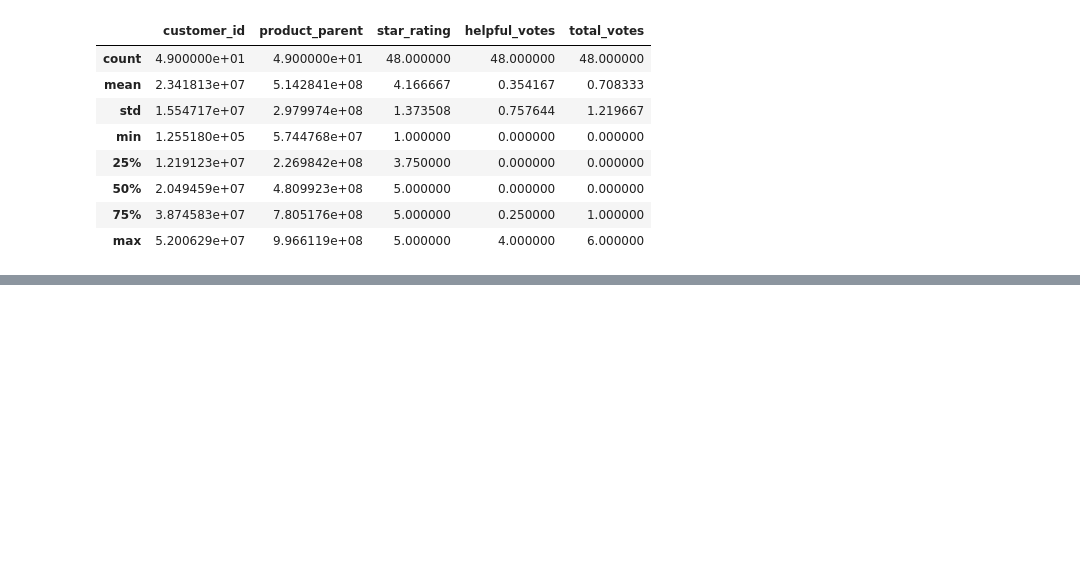
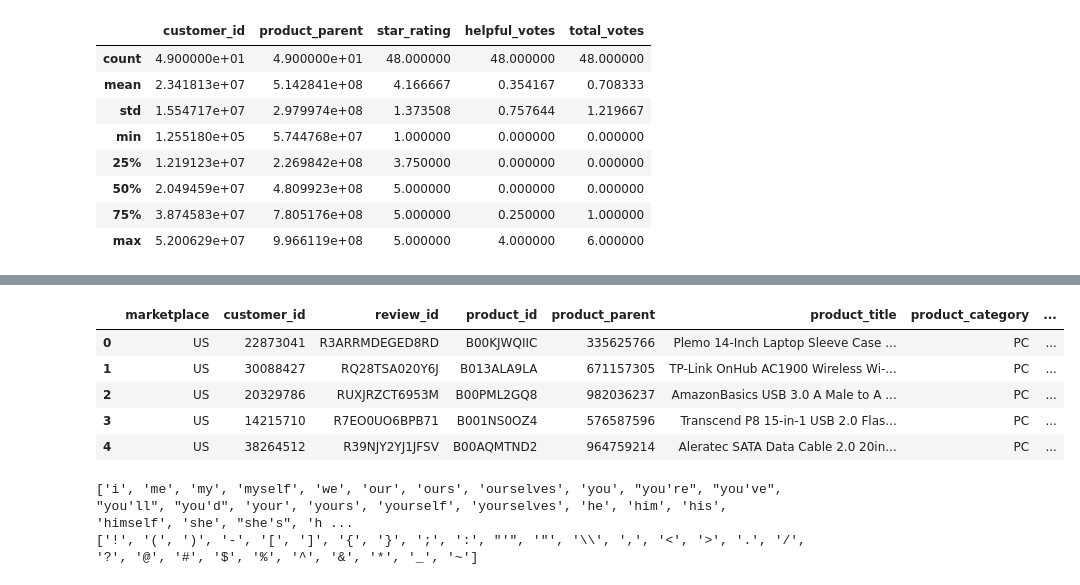
Before and after one commit to rohangoli/CPSC8810_Project, a Jupyter notebook: Intro_Rapids.ipynb, the cells around one changed output, grey strips where cells are left out. Drawn from its saved outputs; the diff is of its cells as text; code cells hidden in the pictures; blank space fills up the shorter version.

```diff
--- a/Intro_Rapids.ipynb
+++ b/Intro_Rapids.ipynb
@@ -45,3 +45,5 @@ gdf.describe()
 | 50% | 2.049459e+07 | 4.809923e+08 | 5.000000 | 0.000000 | 0.000000 |
 | 75% | 3.874583e+07 | 7.805176e+08 | 5.000000 | 0.250000 | 1.000000 |
 | max | 5.200629e+07 | 9.966119e+08 | 5.000000 | 4.000000 | 6.000000 |
+# %%
+gdf = cudf.read_csv("Data/amazon_reviews_us_PC_v1_00.tsv",sep='\t')
@@ -47,0 +62,9 @@ gdf.describe()
+# %%
+gdf.head()
+# %% [output]
+|  | marketplace | customer_id | review_id | product_id | product_parent | product_title | product_category | ... |
+| 0 | US | 22873041 | R3ARRMDEGED8RD | B00KJWQIIC | 335625766 | Plemo 14-Inch Laptop Sleeve Case ... | PC | ... |
+| 1 | US | 30088427 | RQ28TSA020Y6J | B013ALA9LA | 671157305 | TP-Link OnHub AC1900 Wireless Wi-... | PC | ... |
+| 2 | US | 20329786 | RUXJRZCT6953M | B00PML2GQ8 | 982036237 | AmazonBasics USB 3.0 A Male to A ... | PC | ... |
+| 3 | US | 14215710 | R7EO0UO6BPB71 | B001NS0OZ4 | 576587596 | Transcend P8 15-in-1 USB 2.0 Flas... | PC | ... |
+| 4 | US | 38264512 | R39NJY2YJ1JFSV | B00AQMTND2 | 964759214 | Aleratec SATA Data Cable 2.0 20in... | PC | ... |
@@ -47,0 +91,11 @@ gdf.describe()
+# %%
+from nltk.corpus import stopwords
+
+STOPWORDS = stopwords.words('english')
+PUNCTUATIONS = [x for x in '''!()-[]{};:'"\,<>./?@#$%^&*_~''']
+
+print(STOPWORDS)
+print(PUNCTUATIONS)
+# %% [output]
+['i', 'me', 'my', 'myself', 'we', 'our', 'ours', 'ourselves', 'you', "you're", "you've", "you'll", "you'd", 'your', 'yours', 'yourself', 'yourselves', 'he', 'him', 'his', 'himself', 'she', "she's", 'h ...
+['!', '(', ')', '-', '[', ']', '{', '}', ';', ':', "'", '"', '\\', ',', '<', '>', '.', '/', '?', '@', '#', '$', '%', '^', '&', '*', '_', '~']
```
Also changed, not shown: parts of 11 cells of this notebook, 2 other files.
